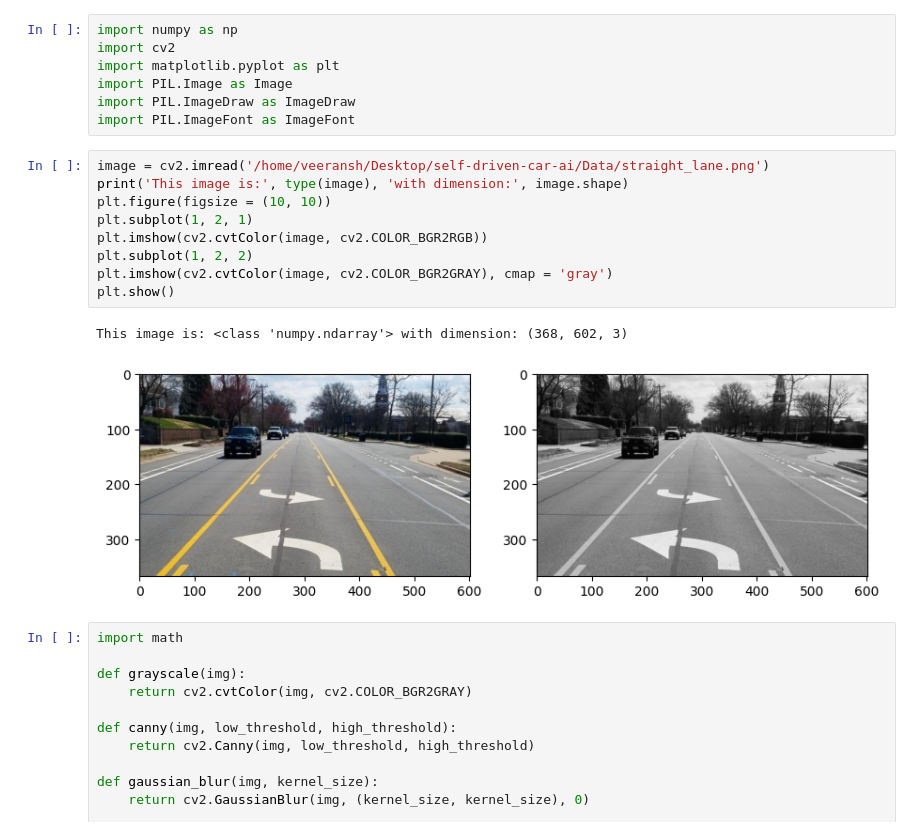
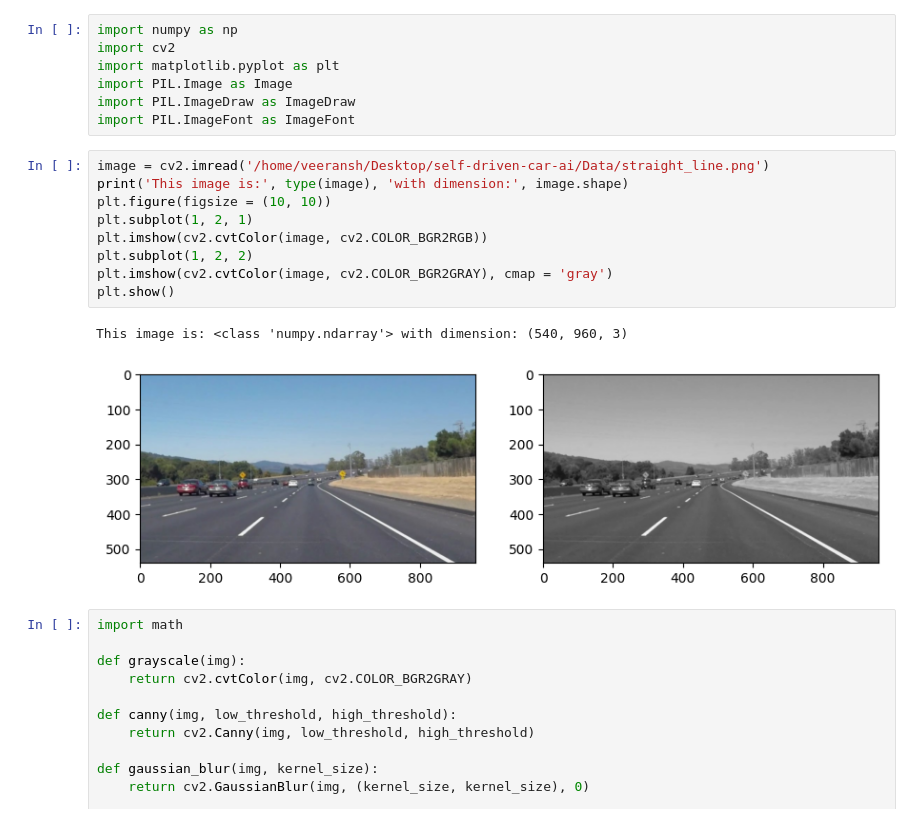
Before and after one commit to Veeransh14/self-driven-car-ai, a Jupyter notebook: III. Steering-Suggestions/steering_suggestion.ipynb, the cells around one changed output. Drawn from its saved outputs; the diff is of its cells as text.

```diff
--- a/III. Steering-Suggestions/steering_suggestion.ipynb
+++ b/III. Steering-Suggestions/steering_suggestion.ipynb
@@ -6,17 +6,17 @@ import PIL.Image as Image
 import PIL.ImageDraw as ImageDraw
 import PIL.ImageFont as ImageFont
 # %%
-image = cv2.imread('/home/veeransh/Desktop/self-driven-car-ai/Data/straight_lane.png')
+image = cv2.imread('/home/veeransh/Desktop/self-driven-car-ai/Data/straight_line.png')
 print('This image is:', type(image), 'with dimension:', image.shape)
 plt.figure(figsize = (10, 10))
 plt.subplot(1, 2, 1)
 plt.imshow(cv2.cvtColor(image, cv2.COLOR_BGR2RGB))
 plt.subplot(1, 2, 2)
 plt.imshow(cv2.cvtColor(image, cv2.COLOR_BGR2GRAY), cmap = 'gray')
 plt.show()
 # %% [output]
-This image is: <class 'numpy.ndarray'> with dimension: (368, 602, 3)
+This image is: <class 'numpy.ndarray'> with dimension: (540, 960, 3)
-[figure, old version]
+[figure, new version]
 # %%
 import math
 
```
Also changed, not shown: parts of 7 cells of this notebook.
